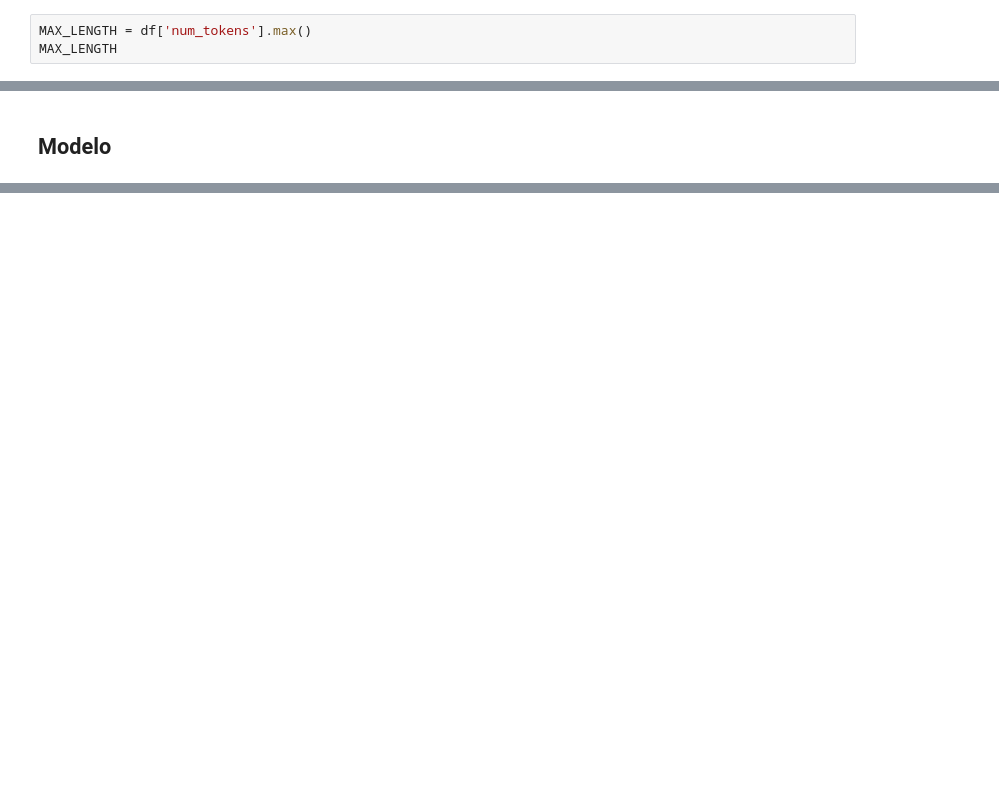
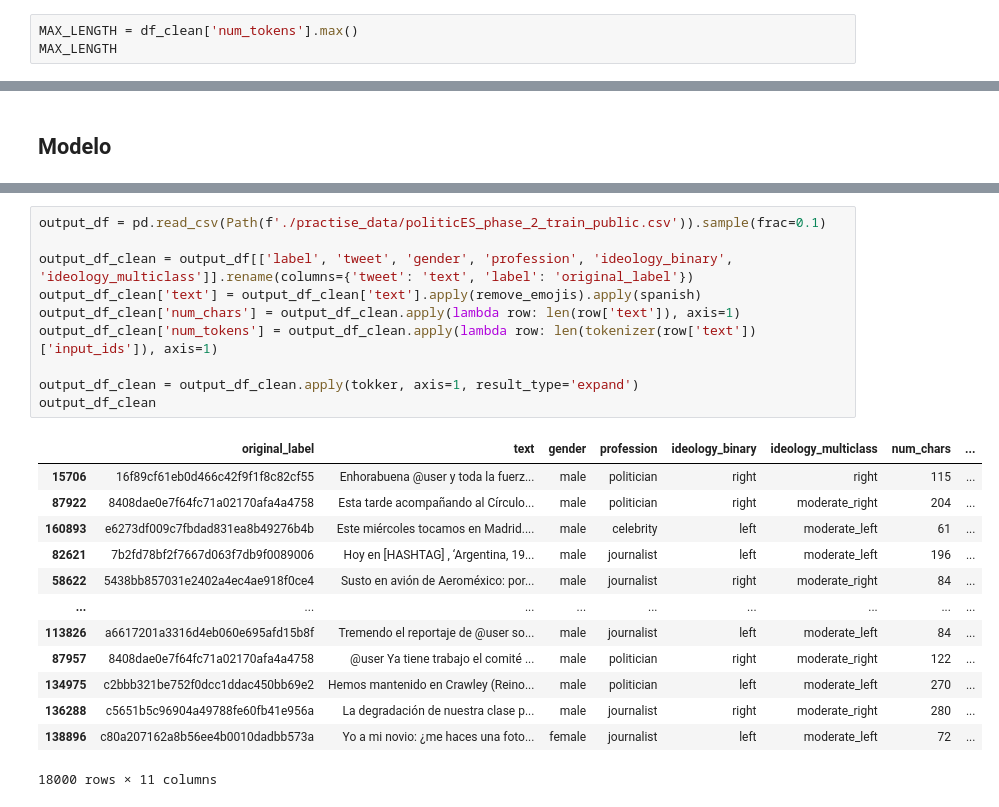
Before and after one commit to MIBbrandon/PLN_PoliticES, a Jupyter notebook: modelo.ipynb, the cells around one changed output, grey strips where cells are left out. Cells and saved outputs as stored; diff of their text form; blank space fills up the shorter version.

```diff
--- a/modelo.ipynb
+++ b/modelo.ipynb
@@ -69,4 +224,4 @@ df['num_tokens'] = df.apply(lambda row: len(tokenizer(row['tweet'])['input_ids']
 # %%
-MAX_LENGTH = df['num_tokens'].max()
+MAX_LENGTH = df_clean['num_tokens'].max()
 MAX_LENGTH
 # %% [output]
@@ -281,0 +594,24 @@ trainer.evaluate()
+# %%
+output_df = pd.read_csv(Path(f'./practise_data/politicES_phase_2_train_public.csv')).sample(frac=0.1)
+
+output_df_clean = output_df[['label', 'tweet', 'gender', 'profession', 'ideology_binary', 'ideology_multiclass']].rename(columns={'tweet': 'text', 'label': 'original_label'})
+output_df_clean['text'] = output_df_clean['text'].apply(remove_emojis).apply(spanish)
+output_df_clean['num_chars'] = output_df_clean.apply(lambda row: len(row['text']), axis=1)
+output_df_clean['num_tokens'] = output_df_clean.apply(lambda row: len(tokenizer(row['text'])['input_ids']), axis=1)
+
+output_df_clean = output_df_clean.apply(tokker, axis=1, result_type='expand')
+output_df_clean
+# %% [output]
+|  | original_label | text | gender | profession | ideology_binary | ideology_multiclass | num_chars | ... |
+| 15706 | 16f89cf61eb0d466c42f9f1f8c82cf55 | Enhorabuena @user y toda la fuerz... | male | politician | right | right | 115 | ... |
+| 87922 | 8408dae0e7f64fc71a02170afa4a4758 | Esta tarde acompañando al Círculo... | male | politician | right | moderate_right | 204 | ... |
+| 160893 | e6273df009c7fbdad831ea8b49276b4b | Este miércoles tocamos en Madrid.... | male | celebrity | left | moderate_left | 61 | ... |
+| 82621 | 7b2fd78bf2f7667d063f7db9f0089006 | Hoy en [HASHTAG] , ‘Argentina, 19... | male | journalist | left | moderate_left | 196 | ... |
+| 58622 | 5438bb857031e2402a4ec4ae918f0ce4 | Susto en avión de Aeroméxico: por... | male | journalist | right | moderate_right | 84 | ... |
+| ... | ... | ... | ... | ... | ... | ... | ... | ... |
+| 113826 | a6617201a3316d4eb060e695afd15b8f | Tremendo el reportaje de @user so... | male | journalist | left | moderate_left | 84 | ... |
+| 87957 | 8408dae0e7f64fc71a02170afa4a4758 | @user Ya tiene trabajo el comité ... | male | politician | right | moderate_right | 122 | ... |
+| 134975 | c2bbb321be752f0dcc1ddac450bb69e2 | Hemos mantenido en Crawley (Reino... | male | politician | left | moderate_left | 270 | ... |
+| 136288 | c5651b5c96904a49788fe60fb41e956a | La degradación de nuestra clase p... | male | journalist | right | moderate_right | 280 | ... |
+| 138896 | c80a207162a8b56ee4b0010dadbb573a | Yo a mi novio: ¿me haces una foto... | female | journalist | left | moderate_left | 72 | ... |
+18000 rows × 11 columns
```
Also changed, not shown: parts of 60 cells of this notebook, 1 other file.
